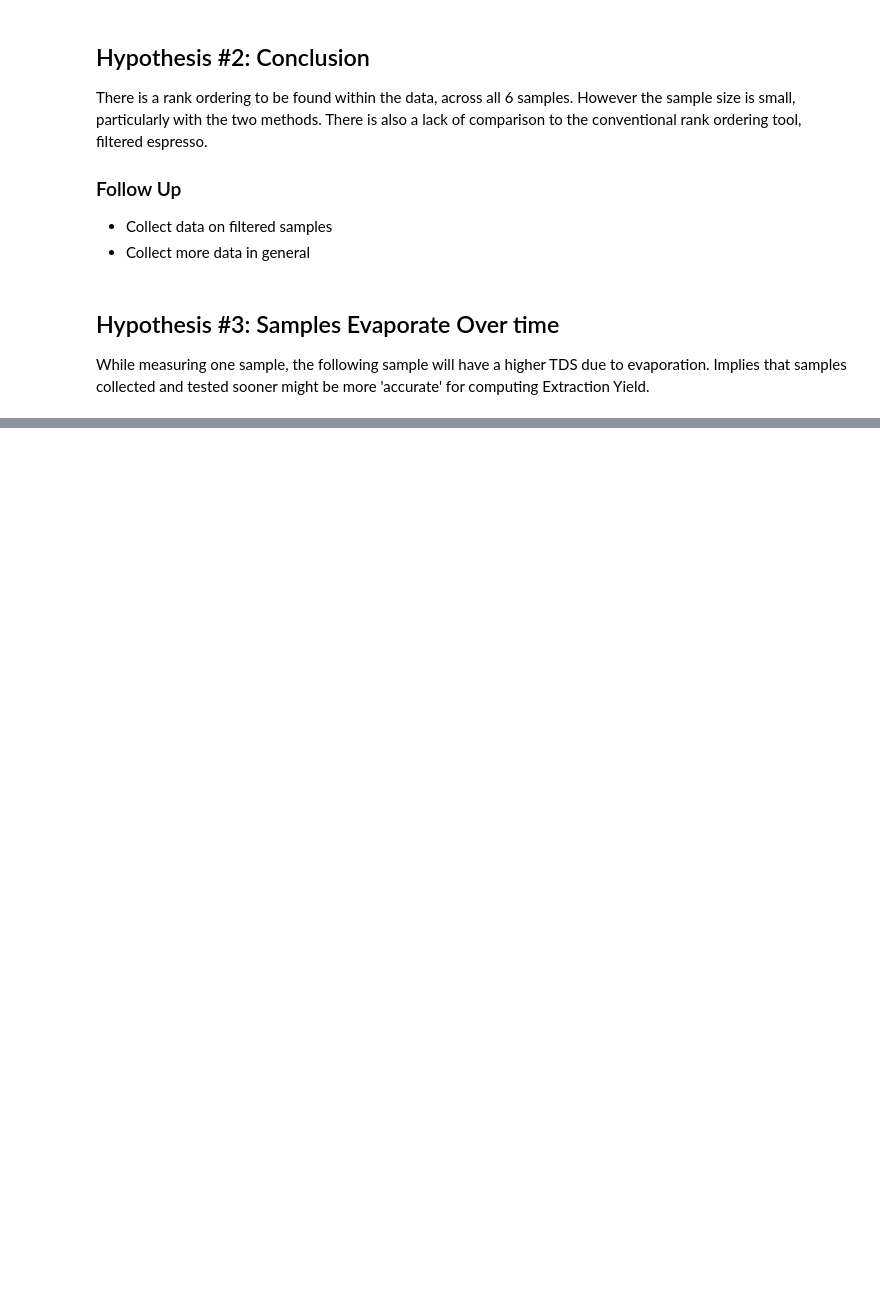
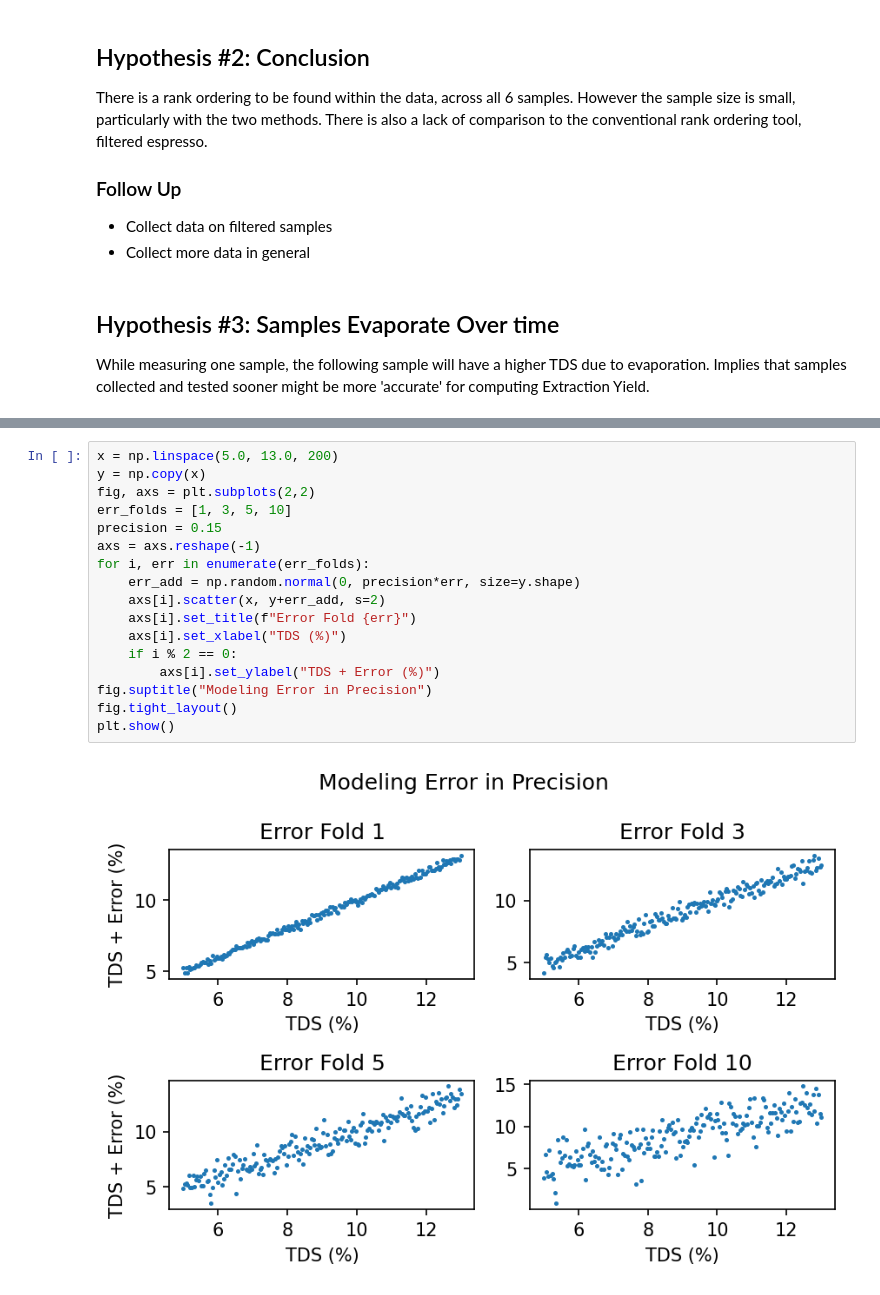
Before and after one commit to badisa/optpresso, a Jupyter notebook: notebooks/impact-of-stirring-on-tds.ipynb, the cells around one changed output, grey strips where cells are left out. Cells and saved outputs as stored; diff of their text form; blank space fills up the shorter version.

```diff
--- a/notebooks/impact-of-stirring-on-tds.ipynb
+++ b/notebooks/impact-of-stirring-on-tds.ipynb
@@ -404,0 +426,19 @@ There is definitely a trend to indicate that as samples are left to cool for lon
+# %%
+x = np.linspace(5.0, 13.0, 200)
+y = np.copy(x)
+fig, axs = plt.subplots(2,2)
+err_folds = [1, 3, 5, 10]
+precision = 0.15
+axs = axs.reshape(-1)
+for i, err in enumerate(err_folds):
+    err_add = np.random.normal(0, precision*err, size=y.shape)
+    axs[i].scatter(x, y+err_add, s=2)
+    axs[i].set_title(f"Error Fold {err}")
+    axs[i].set_xlabel("TDS (%)")
+    if i % 2 == 0:
+        axs[i].set_ylabel("TDS + Error (%)")
+fig.suptitle("Modeling Error in Precision")
+fig.tight_layout()
+plt.show()
+# %% [output]
+[figure, added]
```
Also changed, not shown: parts of 10 cells of this notebook.
